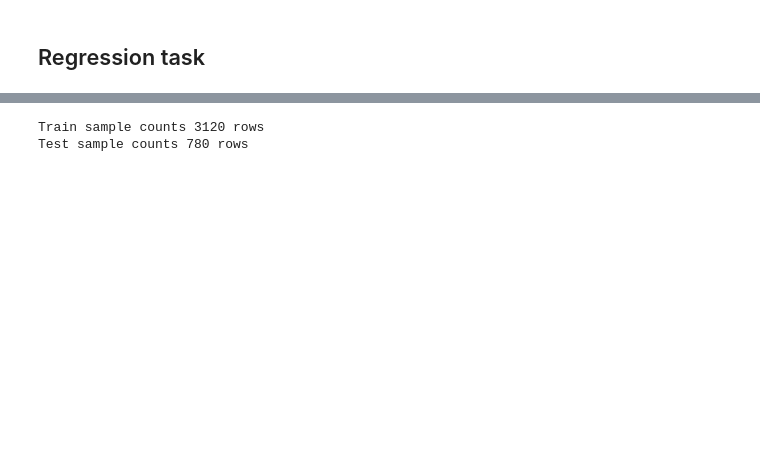
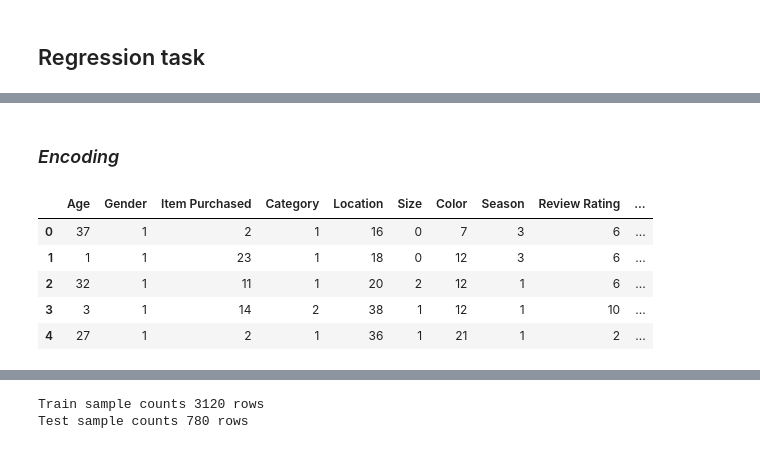
Before and after one commit to georgekovin/Consumer-Behavior-and-Shopping-Habits-Research, a Jupyter notebook: research.ipynb, the cells around one changed output, grey strips where cells are left out. Saved outputs shown, nothing was run; the diff lists cells and outputs as text; code cells hidden in the pictures; blank space fills up the shorter version.

```diff
--- a/research.ipynb
+++ b/research.ipynb
@@ -500,0 +475,16 @@ def X_y_split(target, scale=True, data=data):
+# %% [markdown]
+### *Encoding*
+# %%
+encoder = pp.OrdinalEncoder()
+X_enc = encoder.fit_transform(X)
+
+X = pd.DataFrame(X_enc, columns=X.columns).astype(int)
+
+X.head()
+# %% [output]
+|  | Age | Gender | Item Purchased | Category | Location | Size | Color | Season | Review Rating | ... |
+| 0 | 37 | 1 | 2 | 1 | 16 | 0 | 7 | 3 | 6 | ... |
+| 1 | 1 | 1 | 23 | 1 | 18 | 0 | 12 | 3 | 6 | ... |
+| 2 | 32 | 1 | 11 | 1 | 20 | 2 | 12 | 1 | 6 | ... |
+| 3 | 3 | 1 | 14 | 2 | 38 | 1 | 12 | 1 | 10 | ... |
+| 4 | 27 | 1 | 2 | 1 | 36 | 1 | 21 | 1 | 2 | ... |
```
Also changed, not shown: parts of 29 cells of this notebook, 2 other files.
